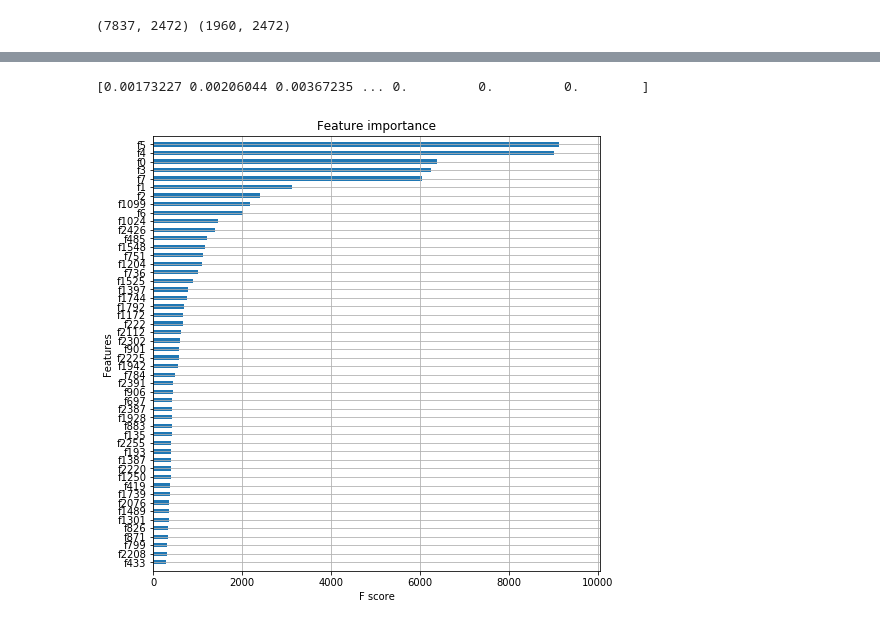
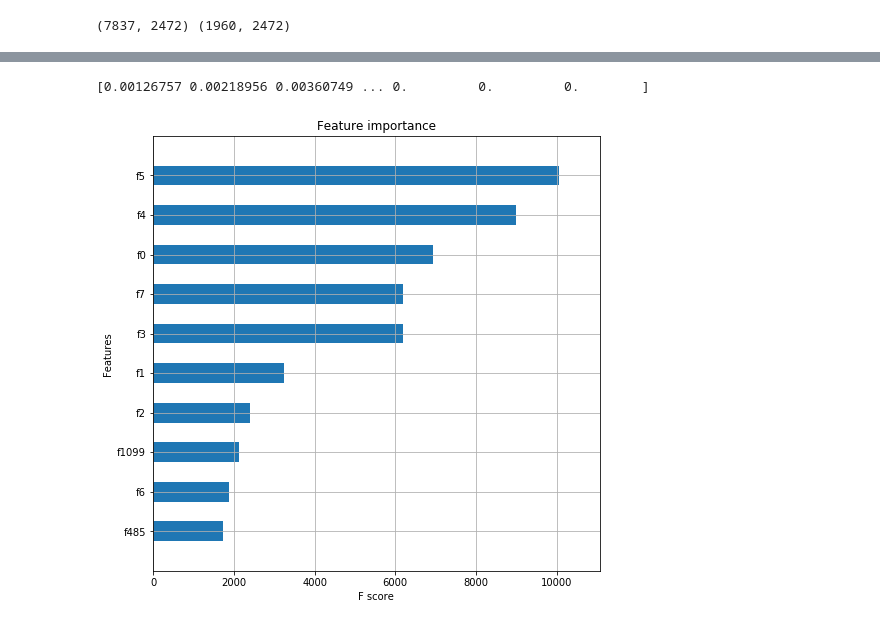
Before and after one commit to Demfier/multimodal-speech-emotion-recognition, a Jupyter notebook: 5.2_combined_classification.ipynb, the cells around one changed output, grey strips where cells are left out. Cells and saved outputs as stored; diff of their text form; code cells hidden in the pictures.

```diff
--- a/5.2_combined_classification.ipynb
+++ b/5.2_combined_classification.ipynb
@@ -312,12 +314,12 @@ Confusion matrix, without normalization
 # %%
-ax = xgb.plot_importance(xgb_classifier, max_num_features=50, height=0.5, show_values=False)
+ax = xgb.plot_importance(xgb_classifier, max_num_features=10, height=0.5, show_values=False)
 fig = ax.figure
 fig.set_size_inches(8, 8)
 contribution_scores = xgb_classifier.feature_importances_
 print(contribution_scores)
 # %% [output]
-[0.00173227 0.00206044 0.00367235 ... 0.         0.         0.        ]
+[0.00126757 0.00218956 0.00360749 ... 0.         0.         0.        ]
-[figure, old version]
+[figure, new version]
 # %%
 # Load predicted probabilities
 with open('pred_probas/combined_rf_classifier.pkl', 'rb') as f:
```
Also changed, not shown: parts of 8 cells of this notebook, 4 other files.
